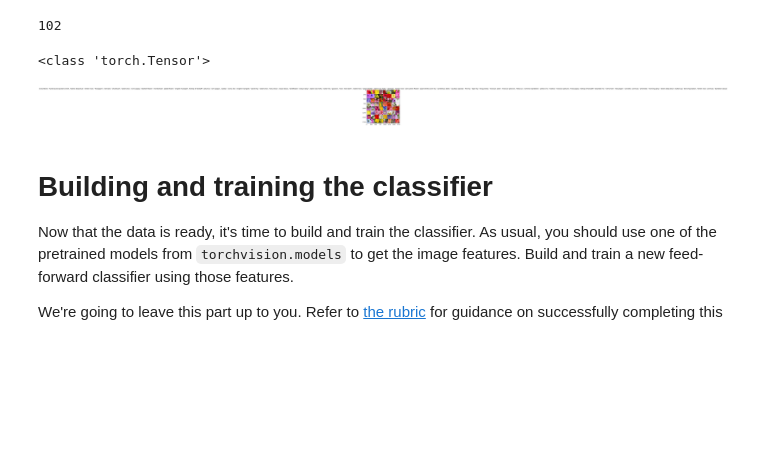
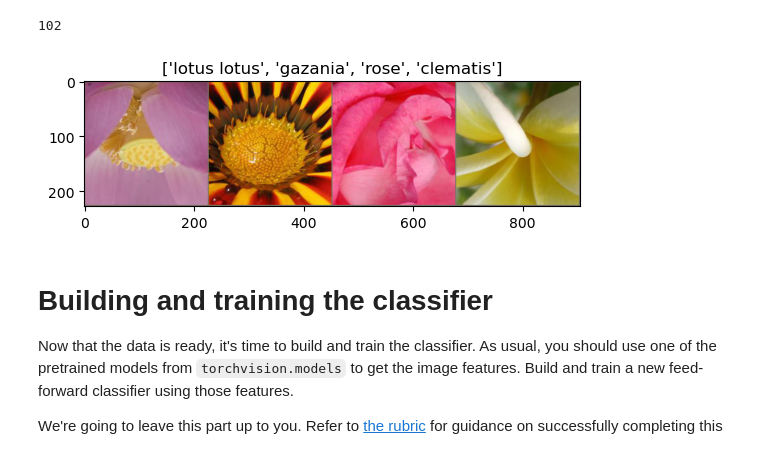
Before and after one commit to amnyulwa/aipnd-project, a Jupyter notebook: Image_Classifier_Project.ipynb, the cells around one changed output. Drawn from its saved outputs; the diff is of its cells as text; code cells hidden in the pictures; blank space fills up the shorter version.

```diff
--- a/Image_Classifier_Project.ipynb
+++ b/Image_Classifier_Project.ipynb
@@ -78,9 +78,9 @@ testing_datasets = datasets.ImageFolder(test_dir, transform=testing_transforms)
 
 # TODO: Using the image datasets and the trainforms, define the dataloaders
 # remember the batch size is the number of images we get in one iteration from the data loader and pass through our network, often called a batch. And shuffle=True tells it to shuffle the dataset every time we start going through the data loader again
-trainloader = torch.utils.data.DataLoader(train_datasets, batch_size=64, shuffle=True)
-validationloader = torch.utils.data.DataLoader(validation_datasets, batch_size=64)
-testloader = torch.utils.data.DataLoader(testing_datasets, batch_size=64)
+trainloader = torch.utils.data.DataLoader(train_datasets, batch_size=4, shuffle=True)
+validationloader = torch.utils.data.DataLoader(validation_datasets, batch_size=4)
+testloader = torch.utils.data.DataLoader(testing_datasets, batch_size=4)
 
 print(len(trainloader.dataset))
 print(len(trainloader))
@@ -102,29 +102,27 @@ print(len(cat_to_name))
 102
 # %%
 """Delete this code block later
-    Block is showing image from training dataset after transforms have been applied
+    Block is showing a single batch of images from the training dataset after only resize transforms, thid also tests the cata_to_name to make sure label names
+    can be mapped to correct index
 """
 def imshow(inp, title=None):
     inp = inp.numpy().transpose((1, 2, 0))
     mean = np.array([0.485, 0.456, 0.406])
     std = np.array([0.229, 0.224, 0.225])
     inp = std * inp + mean
     inp = np.clip(inp, 0, 1)
     plt.imshow(inp)
     if title is not None:
         plt.title(title)
     plt.pause(0.001)
 
 inputs, classes = next(iter(trainloader))
 
 out = torchvision.utils.make_grid(inputs)
 
-print(type(classes[0]))
-
 imshow(out, title=[cat_to_name[str(x.item())] for x in classes])
 # %% [output]
-<class 'torch.Tensor'>
-[figure, old version]
+[figure, new version]
 # %% [markdown]
 # Building and training the classifier
 
```
Also changed, not shown: parts of 9 cells of this notebook.
